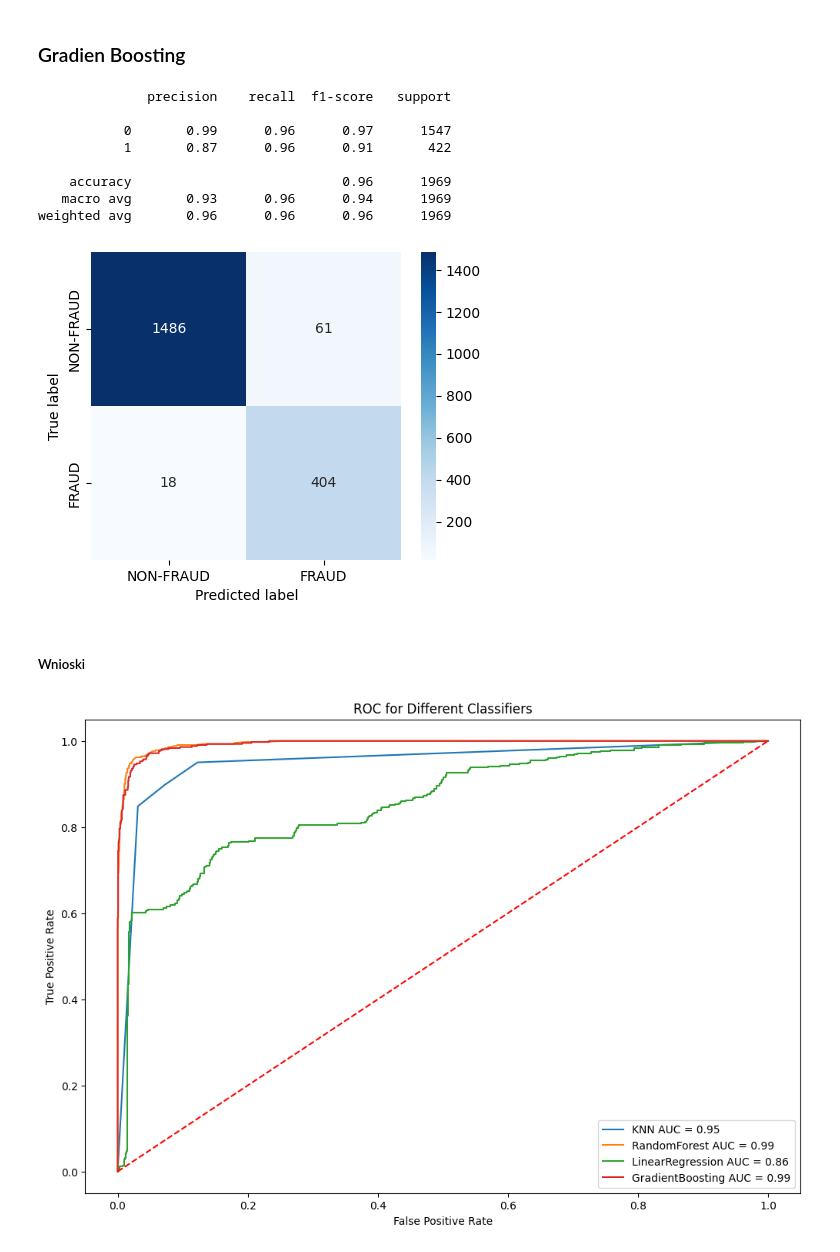
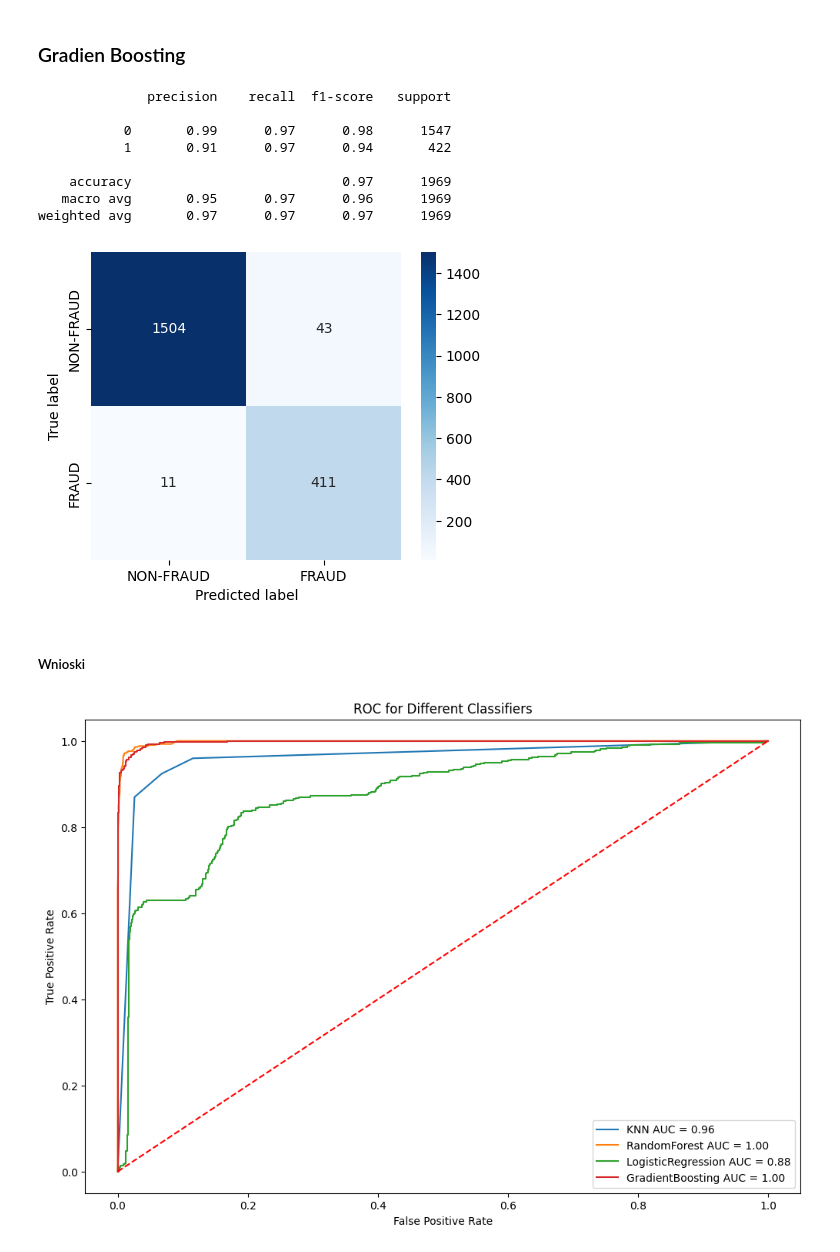
Before and after one commit to nataliaaa14/ML_2024, a Jupyter notebook: CASESTUDY1.ipynb, the cells around one changed output. Cells and saved outputs as stored; diff of their text form; code cells hidden in the pictures.

```diff
--- a/CASESTUDY1.ipynb
+++ b/CASESTUDY1.ipynb
@@ -278,19 +257,10 @@ drop = ['total transactions (including tnx to create contract',
         'max val sent to contract',
         'ERC20 avg val rec',
         'ERC20 max val rec',
-        'ERC20 min val rec',
         'ERC20 uniq rec contract addr',
-        'max val sent',
         'ERC20 avg val sent',
         'ERC20 min val sent',
         'ERC20 max val sent',
-        'Total ERC20 tnxs',
         'avg value sent to contract',
-        'Unique Sent To Addresses',
-        'Unique Received From Addresses',
-        'total ether received',
-        'ERC20 uniq sent token name',
-        'min value received',
-        'min val sent',
-        'ERC20 uniq rec addr' ]
+        'ERC20 uniq sent token name',  ]
 dane.drop(drop, axis=1, inplace=True)
@@ -477,34 +472,34 @@ plt.show()
 # %% [output]
               precision    recall  f1-score   support
 
-           0       0.99      0.96      0.97      1547
-           1       0.87      0.96      0.91       422
+           0       0.99      0.97      0.98      1547
+           1       0.91      0.97      0.94       422
 
-    accuracy                           0.96      1969
-   macro avg       0.93      0.96      0.94      1969
-weighted avg       0.96      0.96      0.96      1969
+    accuracy                           0.97      1969
+   macro avg       0.95      0.97      0.96      1969
+weighted avg       0.97      0.97      0.97      1969
-[figure, old version]
+[figure, new version]
 # %% [markdown]
 ##### Wnioski
 # %%
-# Plotting AUC for KNN, RandomForest, LinearRegression and GradientBoosting
+# Plotting AUC for KNN, RandomForest, LogisticRegression and GradientBoosting
 models = [knn, RF, LR, grad]
-model_names = ['KNN', 'RandomForest', 'LinearRegression','GradientBoosting']
+model_names = ['KNN', 'RandomForest', 'LogisticRegression','GradientBoosting']
 
 plt.figure(figsize=(12,8))
 plt.title('ROC for Different Classifiers')
 
 for model, name in zip(models, model_names):
     probs = model.predict_proba(sc_test)[:, 1]
     fpr, tpr, _ = roc_curve(y_test, probs)
     roc_auc = auc(fpr, tpr)
     plt.plot(fpr, tpr, label='%s AUC = %0.2f' % (name, roc_auc))
 
 plt.legend(loc='lower right')
 plt.plot([0, 1], [0, 1], 'r--')
 plt.ylabel('True Positive Rate')
 plt.xlabel('False Positive Rate')
 plt.show()
 # %% [output]
-[figure, old version]
+[figure, new version]
 # %% [markdown]
```
Also changed, not shown: parts of 31 cells of this notebook.
